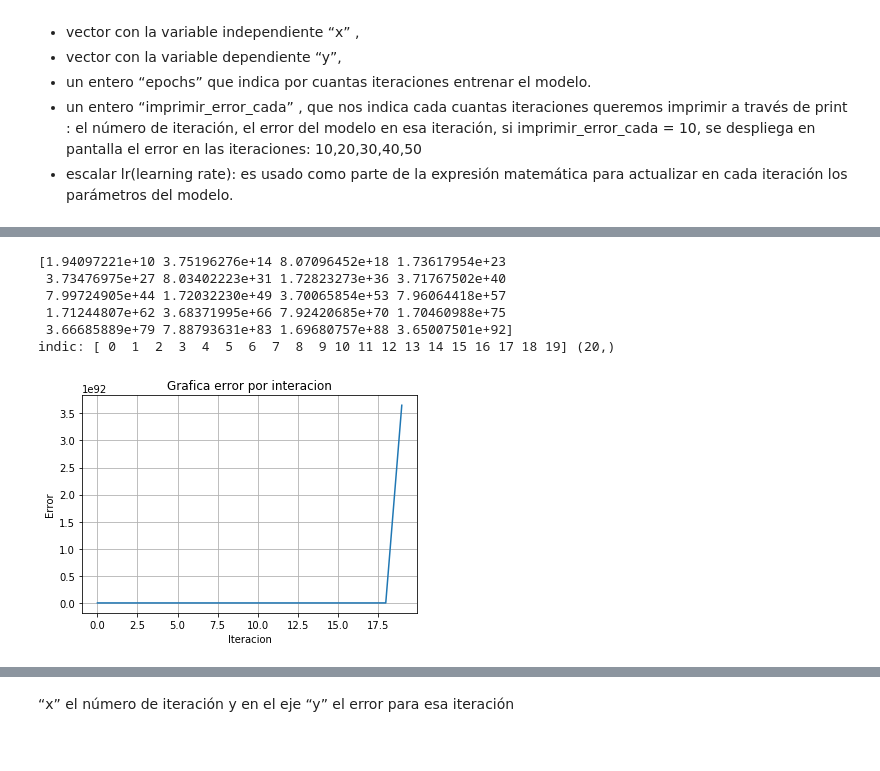
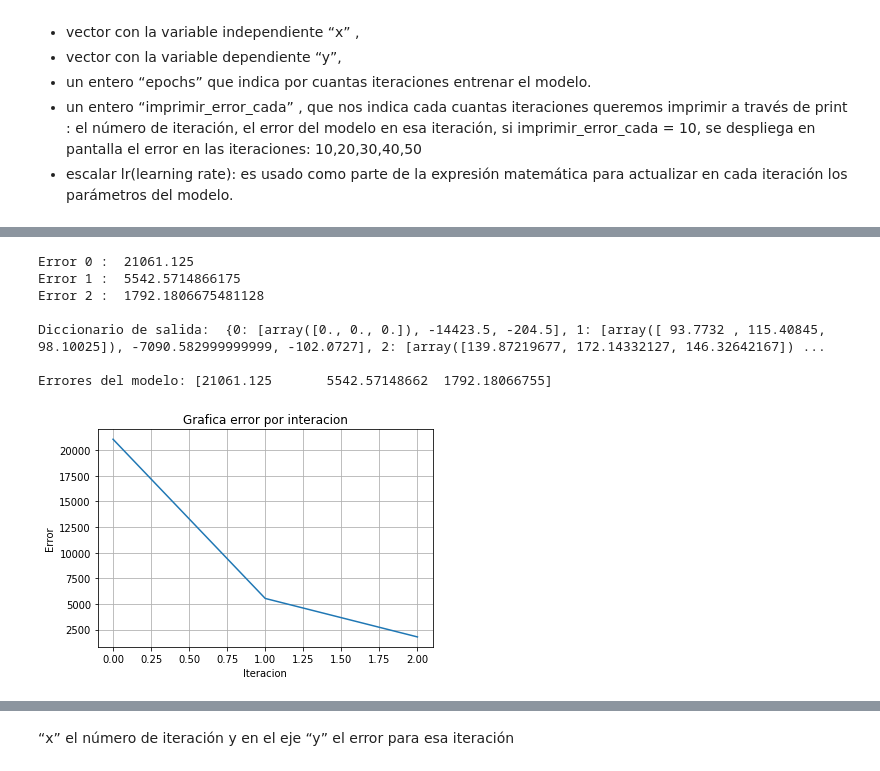
Before and after one commit to an3iitho/Project_linear_regression, a Jupyter notebook: Proyecto_Alvaro-Esquivel.ipynb, the cells around one changed output, grey strips where cells are left out. Drawn from its saved outputs; the diff is of its cells as text; code cells hidden in the pictures.

```diff
--- a/Proyecto_Alvaro-Esquivel.ipynb
+++ b/Proyecto_Alvaro-Esquivel.ipynb
@@ -405,21 +344,27 @@ Error 19 :  3.6500750109747974e+92
+# %%
+#Validaccion contra prueba de excel
+x_prueba = np.asarray([65,80,68])
+y_prueba = np.asarray([208.5, 181.5, 223.5])
+dic_salida_exl, list_errores_exl = entrenar_modelo(x_prueba, y_prueba, 3, 1, 0.0001)
+print("\nDiccionario de salida: ", dic_salida_exl, "\n\nErrores del modelo:", list_errores_exl)
+# %% [output]
+Error 0 :  21061.125
+Error 1 :  5542.5714866175
+Error 2 :  1792.1806675481128
+
+Diccionario de salida:  {0: [array([0., 0., 0.]), -14423.5, -204.5], 1: [array([ 93.7732 , 115.40845,  98.10025]), -7090.582999999999, -102.0727], 2: [array([139.87219677, 172.14332127, 146.32642167]) ...
+
+Errores del modelo: [21061.125       5542.57148662  1792.18066755]
 # %%
 #Grafica de errores
 
-print(list_errores)
-indic = np.arange(0,len(list_errores))
-print("indic:", indic, indic.shape)
+indic = np.arange(0,len(list_errores_exl))
 ax = plt.subplot()
-ax.plot(indic, list_errores)
+ax.plot(indic, list_errores_exl)
 ax.set(xlabel='Iteracion', ylabel='Error',
        title='Grafica error por interacion')
 ax.grid()
 
 plt.show()
 # %% [output]
-[1.94097221e+10 3.75196276e+14 8.07096452e+18 1.73617954e+23
- 3.73476975e+27 8.03402223e+31 1.72823273e+36 3.71767502e+40
- 7.99724905e+44 1.72032230e+49 3.70065854e+53 7.96064418e+57
- 1.71244807e+62 3.68371995e+66 7.92420685e+70 1.70460988e+75
- 3.66685889e+79 7.88793631e+83 1.69680757e+88 3.65007501e+92]
-indic: [ 0  1  2  3  4  5  6  7  8  9 10 11 12 13 14 15 16 17 18 19] (20,)
-[figure, old version]
+[figure, new version]
```
Also changed, not shown: parts of 7 cells of this notebook.
